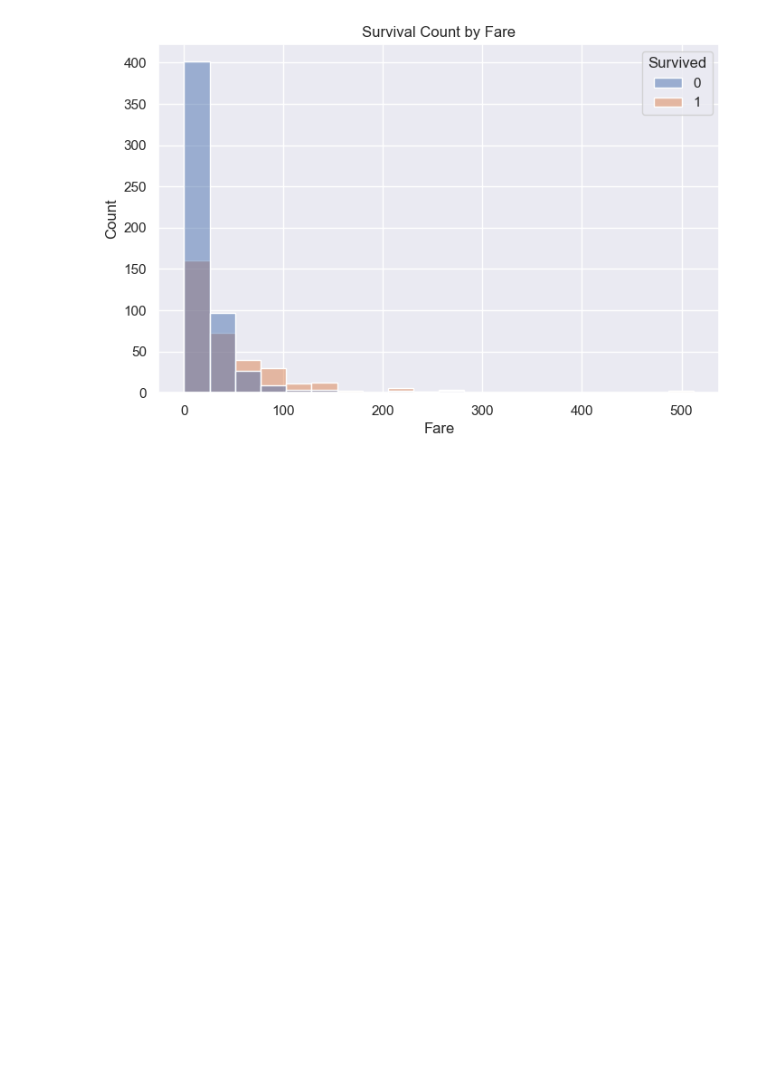
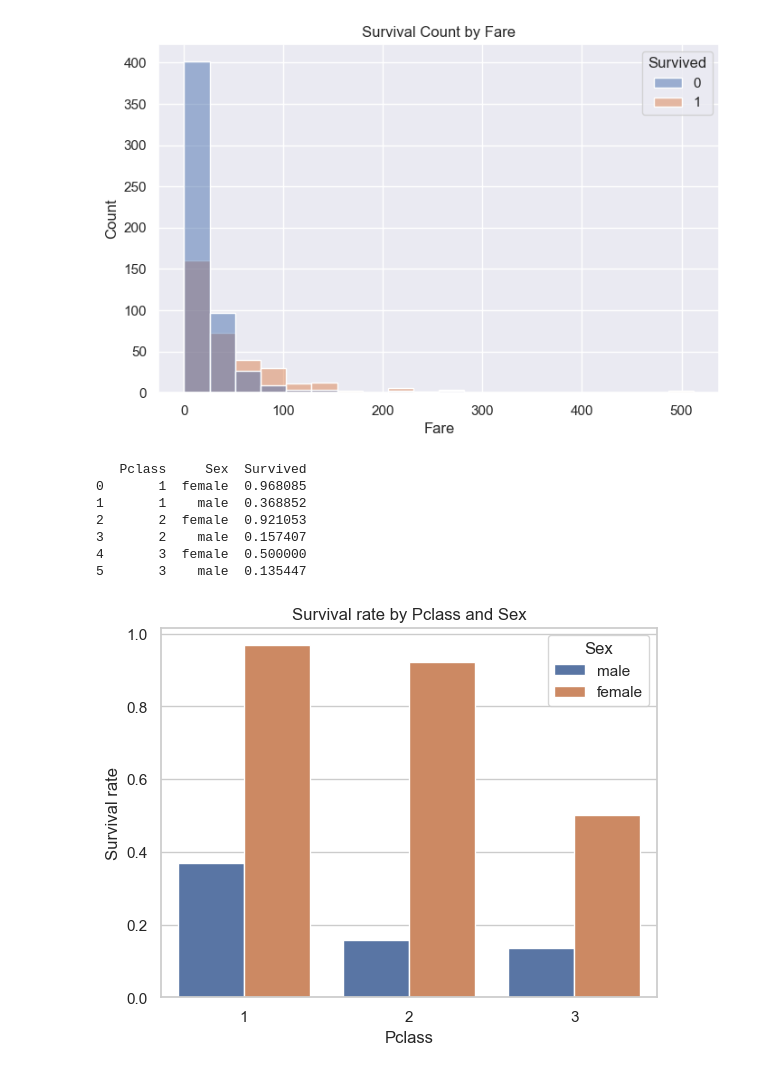
Before and after one commit to filcampos00/ML-titanic, a Jupyter notebook: src/titanic_notebook.ipynb, the cells around one changed output. Drawn from its saved outputs; the diff is of its cells as text; code cells hidden in the pictures; blank space fills up the shorter version.

```diff
--- a/src/titanic_notebook.ipynb
+++ b/src/titanic_notebook.ipynb
@@ -219,0 +145,18 @@ for embark in train_df['Embarked'].unique():
+# %%
+# Survival rate by pclass and sex
+survival_rate_by_pclass_and_sex = train_df.groupby(['Pclass', 'Sex'])['Survived'].mean().reset_index()
+print(survival_rate_by_pclass_and_sex)
+
+sns.barplot(data=train_df, x='Pclass', y='Survived', hue='Sex', errorbar=None)
+plt.title("Survival rate by Pclass and Sex")
+plt.ylabel("Survival rate")
+plt.show()
+# %% [output]
+   Pclass     Sex  Survived
+0       1  female  0.968085
+1       1    male  0.368852
+2       2  female  0.921053
+3       2    male  0.157407
+4       3  female  0.500000
+5       3    male  0.135447
+[figure, added]
```
Also changed, not shown: parts of 4 cells of this notebook.
